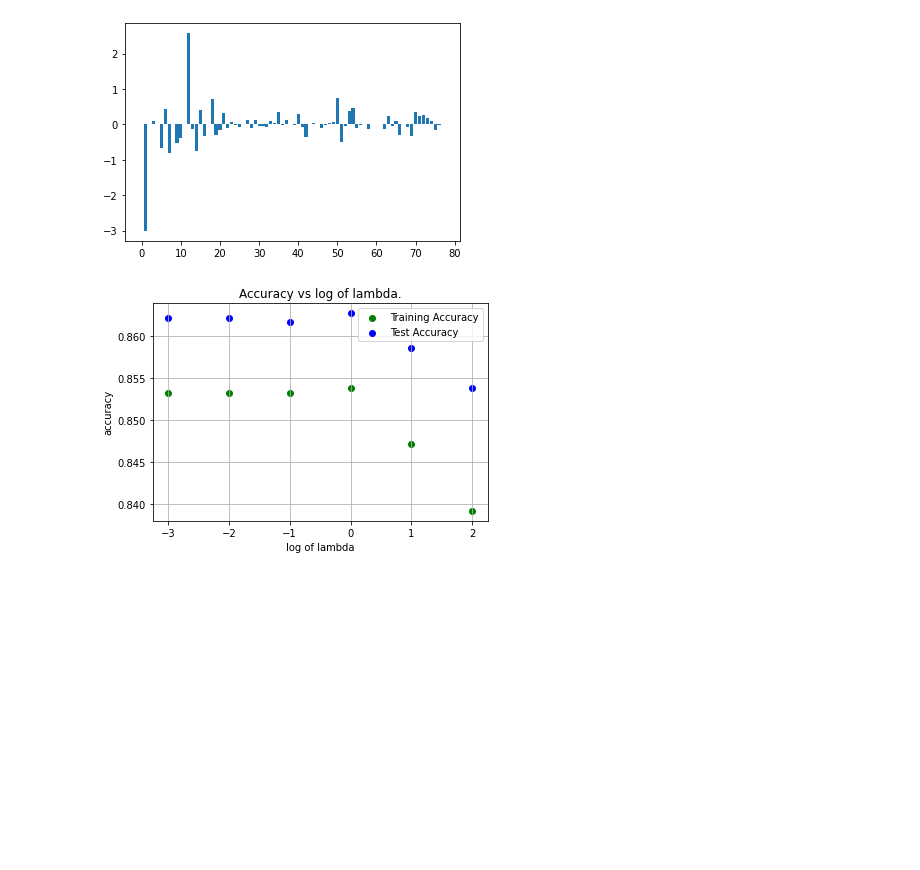
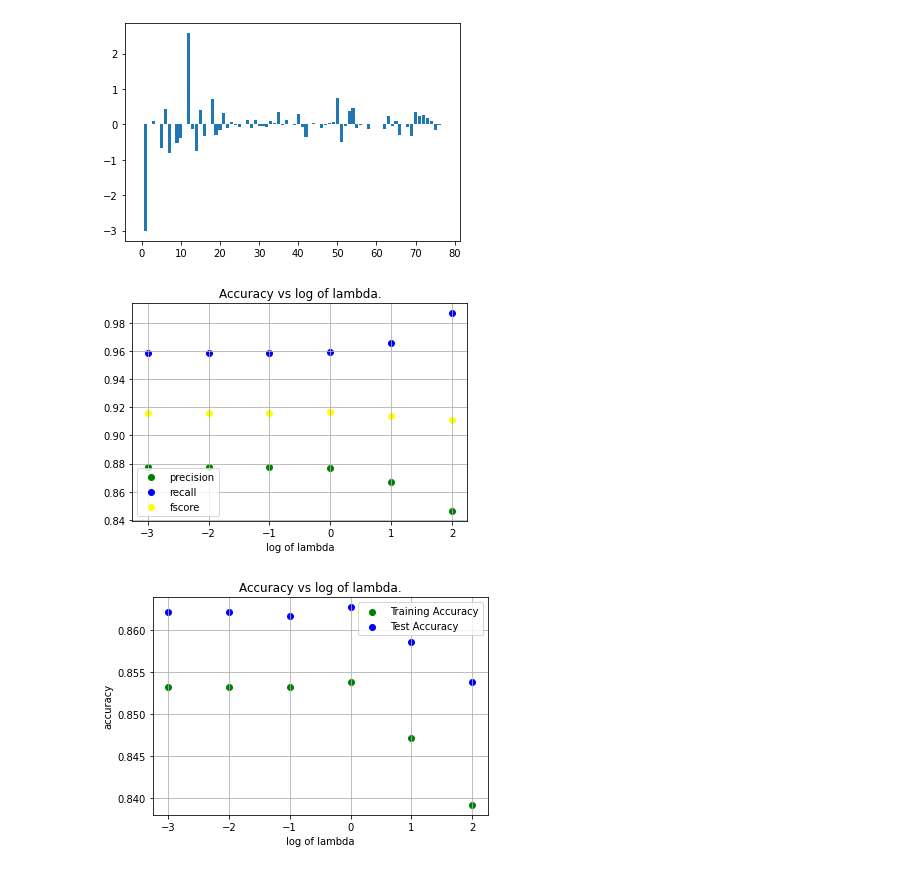
Before and after one commit to LujieZ/cs4563-machine-learning, a Jupyter notebook: logistic.ipynb, the cells around one changed output. Drawn from its saved outputs; the diff is of its cells as text; code cells hidden in the pictures; blank space fills up the shorter version.

```diff
--- a/logistic.ipynb
+++ b/logistic.ipynb
@@ -112,6 +149,9 @@ acc_train_logreg = []
 acc_test_logreg = []
 weight_logreg=[]
 intercept_logreg=[]
+prec_logreg=[]
+recal_logreg=[]
+fscore_logreg=[]
 for c in cVals:
     logreg_model(c, X_transformed_train, Y_train, X_transformed_test, Y_test)
 # %%
@@ -119,6 +159,10 @@ plot_weight(acc_test_logreg, weight_logreg)
 # %% [output]
 0.8627145085803433 1
 [figure]
+# %%
+plot_pre(prec_logreg, recal_logreg, fscore_logreg,lamb)
+# %% [output]
+[figure, added]
 # %%
 plot_acc(acc_train_logreg, acc_test_logreg, lamb)
 # %% [output]
```
Also changed, not shown: parts of 10 cells of this notebook, 3 other files.
